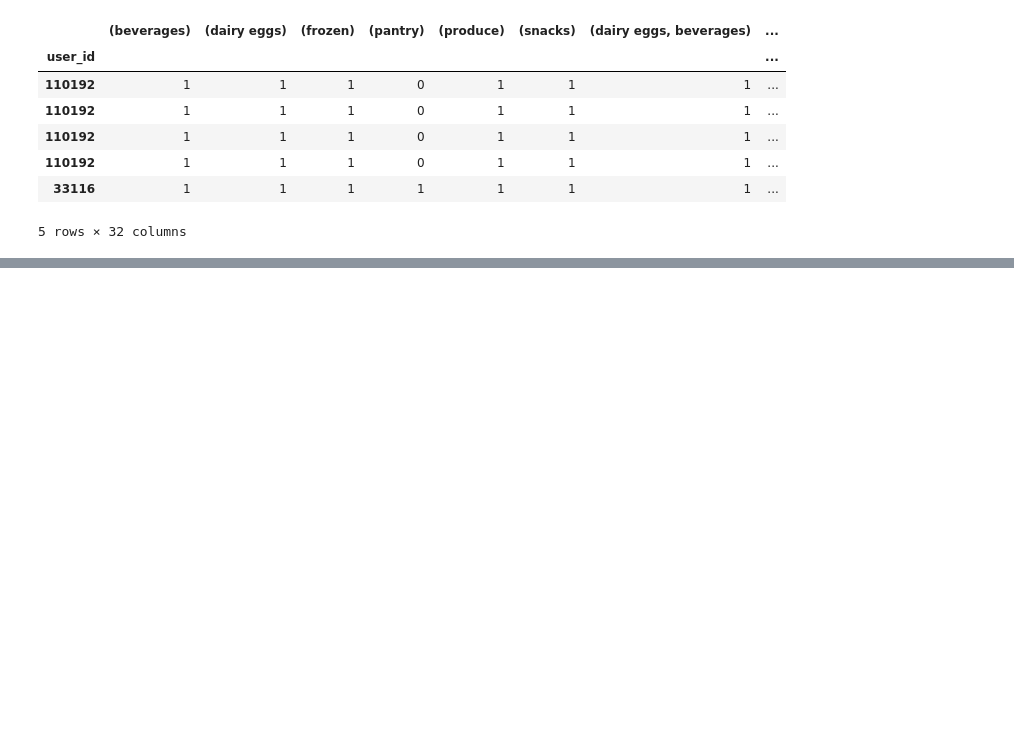
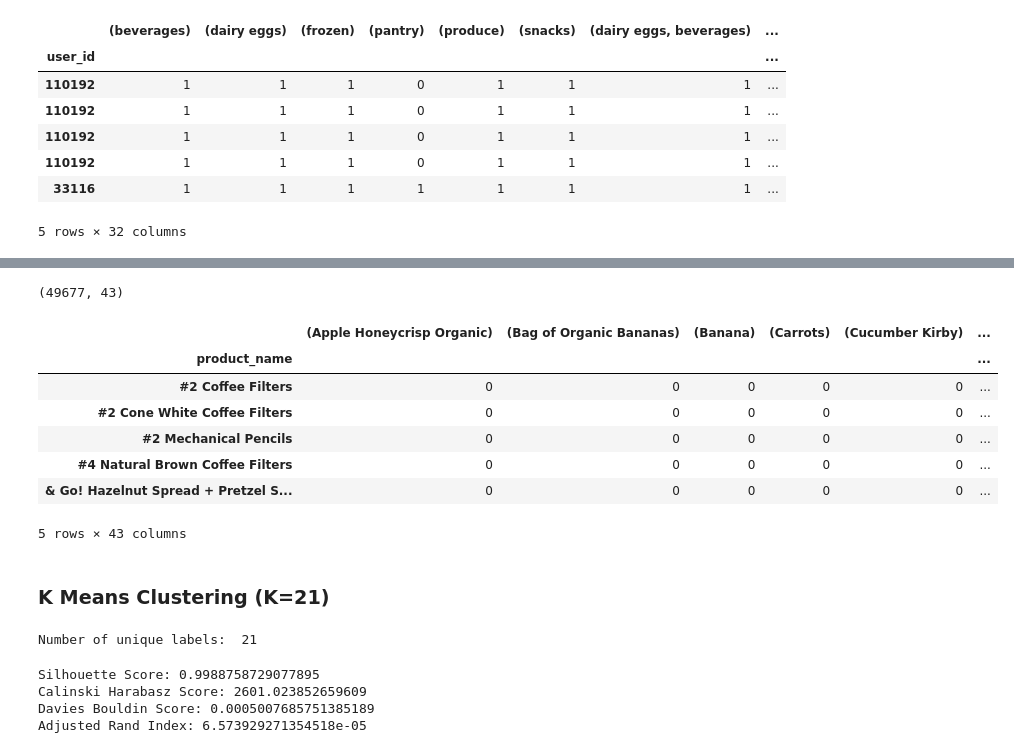
Before and after one commit to supperr-coder/CZ4032-Project2, a Jupyter notebook: Code/Clustering.ipynb, the cells around one changed output, grey strips where cells are left out. Cells and saved outputs as stored; diff of their text form; code cells hidden in the pictures; blank space fills up the shorter version.

```diff
--- a/Code/Clustering.ipynb
+++ b/Code/Clustering.ipynb
@@ -1269,3 +1284,12 @@ print(f"Davies Bouldin Score: {davies_bouldin_score(X, kmeans_results)}")
 from sklearn.metrics import adjusted_rand_score
 
 print(f"Adjusted Rand Index: {adjusted_rand_score(new_df['order_hour_of_day'] , kmeans_results)}")
+# %%
+sample = sparse_df.sample(n=10000, random_state=1)
+# Apply Apriori algorithm on sparse_df_aisle
+#frequent_itemsets_aisle = algorithm.apriori(sparse_df_aisle, min_support=0.001, use_colnames=True)
+# Random sample of 1000 rows
+algorithm = Apriori()
+frequent_itemsets_product = algorithm.apriori(df=sample, use_colnames=True, verbose=1, count=False, min_support=0.02)
+# Print the frequent itemsets
+print(frequent_itemsets_product)
@@ -1271,0 +1314,8 @@ print(f"Adjusted Rand Index: {adjusted_rand_score(new_df['order_hour_of_day'] ,
+# %%
+new_df = pd.DataFrame(index=sample.columns)
+new_col = frequent_itemsets_product['itemsets'].tolist()
+new_df[new_col] = 1
+for itemset in tqdm(new_col):
+    for item in sample.columns:
+        if item not in itemset:
+            new_df.at[item, itemset] = 0
@@ -1271,0 +1327,19 @@ print(f"Adjusted Rand Index: {adjusted_rand_score(new_df['order_hour_of_day'] ,
+# %%
+print(final_df2.shape)
+final_df2.head()
+# %% [output]
+(49677, 43)
+|  | (Apple Honeycrisp Organic) | (Bag of Organic Bananas) | (Banana) | (Carrots) | (Cucumber Kirby) | ... |
+| product_name |  |  |  |  |  | ... |
+| #2 Coffee Filters | 0 | 0 | 0 | 0 | 0 | ... |
+| #2 Cone White Coffee Filters | 0 | 0 | 0 | 0 | 0 | ... |
+| #2 Mechanical Pencils | 0 | 0 | 0 | 0 | 0 | ... |
+| #4 Natural Brown Coffee Filters | 0 | 0 | 0 | 0 | 0 | ... |
+| & Go! Hazelnut Spread + Pretzel S... | 0 | 0 | 0 | 0 | 0 | ... |
+5 rows × 43 columns
+# %% [markdown]
+### K Means Clustering (K=21)
+# %%
+print("Number of unique labels: ", len(final_df2['Label'].unique()))
+# %% [output]
+Number of unique labels:  21
@@ -1271,0 +1352,12 @@ print(f"Adjusted Rand Index: {adjusted_rand_score(new_df['order_hour_of_day'] ,
+# %%
+from sklearn.metrics import silhouette_score, calinski_harabasz_score, davies_bouldin_score, adjusted_rand_score
+
+print(f"Silhouette Score: {silhouette_score(X, kmeans_results, metric='euclidean')}")
+print(f"Calinski Harabasz Score: {calinski_harabasz_score(X, kmeans_results)}")
+print(f"Davies Bouldin Score: {davies_bouldin_score(X, kmeans_results)}")
+print(f"Adjusted Rand Index: {adjusted_rand_score(final_df2['Label'] , kmeans_results)}")
+# %% [output]
+Silhouette Score: 0.9988758729077895
+Calinski Harabasz Score: 2601.023852659609
+Davies Bouldin Score: 0.0005007685751385189
+Adjusted Rand Index: 6.573929271354518e-05
```
Also changed, not shown: parts of 14 cells of this notebook.
